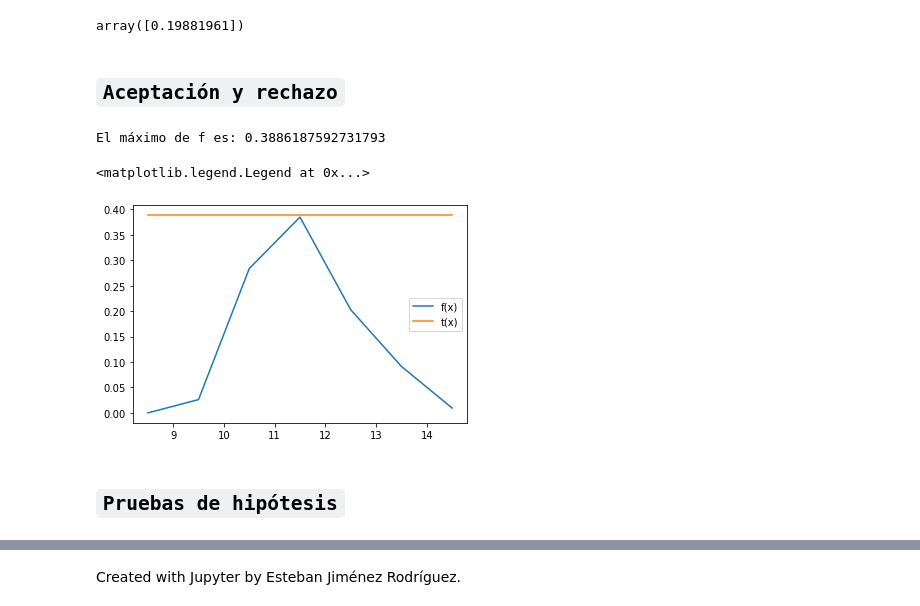
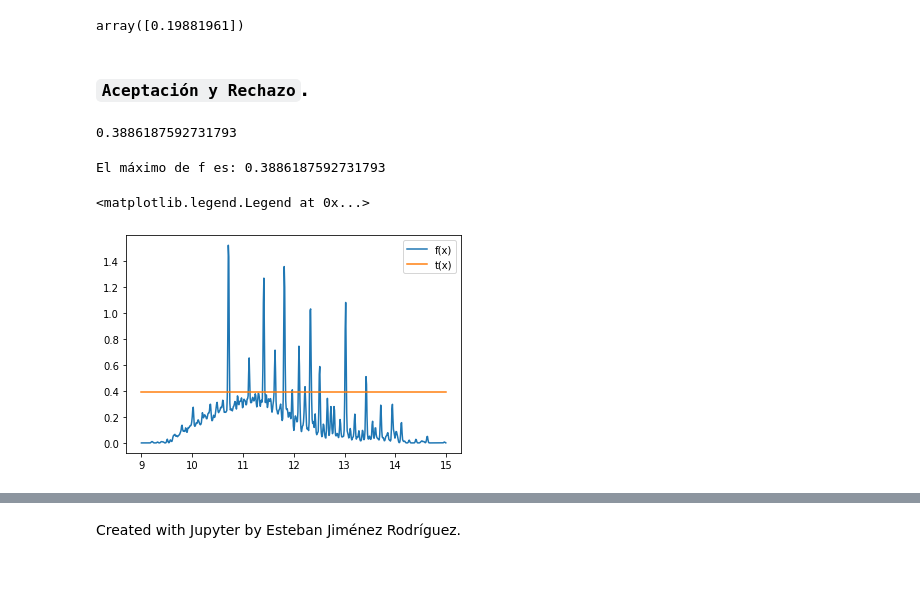
Before and after one commit to JuanPablo2019/Proyecto_modulo1, a Jupyter notebook: ProyectoModulo1_MaganaJ_PinedaB.ipynb, the cells around one changed output, grey strips where cells are left out. Drawn from its saved outputs; the diff is of its cells as text; code cells hidden in the pictures; blank space fills up the shorter version.

```diff
--- a/ProyectoModulo1_MaganaJ_PinedaB.ipynb
+++ b/ProyectoModulo1_MaganaJ_PinedaB.ipynb
@@ -271,7 +320,7 @@ kde_multivariate.bw
 # %% [output]
 array([0.19881961])
 # %% [markdown]
-## `Aceptación y rechazo`
+### `Aceptación y Rechazo`.
 # %%
 # Función de aceptación y rechazo usando compresión de listas
 def Acep_rechazo(R2:'Variables distruidas U~U(0,1)',
@@ -291,20 +341,21 @@ def Acep_rechazo(R2:'Variables distruidas U~U(0,1)',
 # %%
 c = f_multi_kde(x)
 max_f=c.max()
+max_f
+# %% [output]
+0.3886187592731793
 # %%
 t = lambda x: max_f * np.ones([len(x)])
 
 # Rango donde se graficará las funciones
-x = np.arange(8.5,15.5)
+x = np.arange(9,15, 0.01)
 print('El máximo de f es:',max_f)
 
 # Gráficas de las funciones
 plt.plot(x,f_multi_kde(x),label='f(x)')
 plt.plot(x,t(x),label='t(x)')
 plt.legend()
 # %% [output]
 El máximo de f es: 0.3886187592731793
 <matplotlib.legend.Legend at 0x...>
-[figure, old version]
+[figure, new version]
-# %% [markdown]
-## `Pruebas de hipótesis`
```
Also changed, not shown: parts of 68 cells of this notebook.
